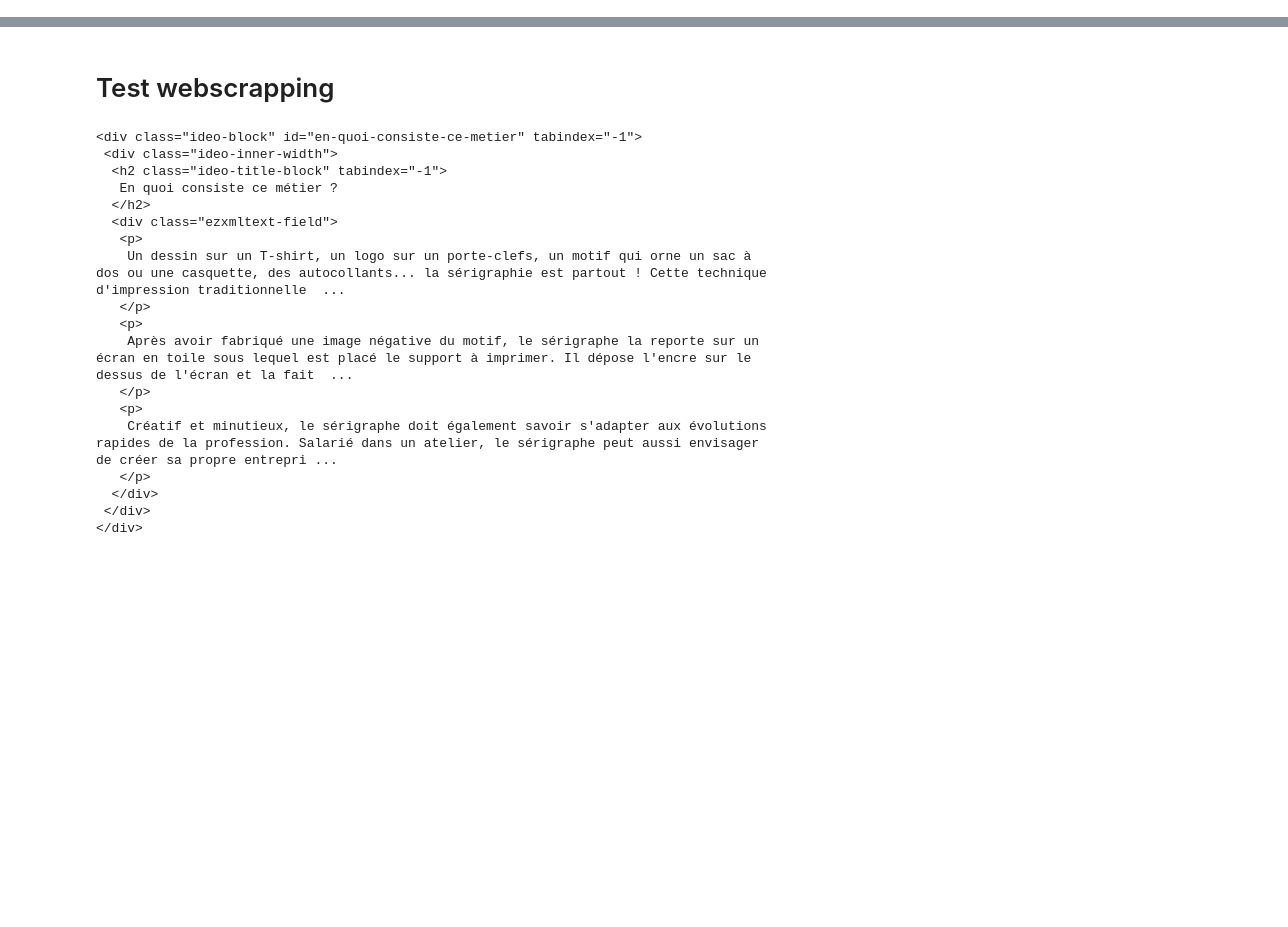
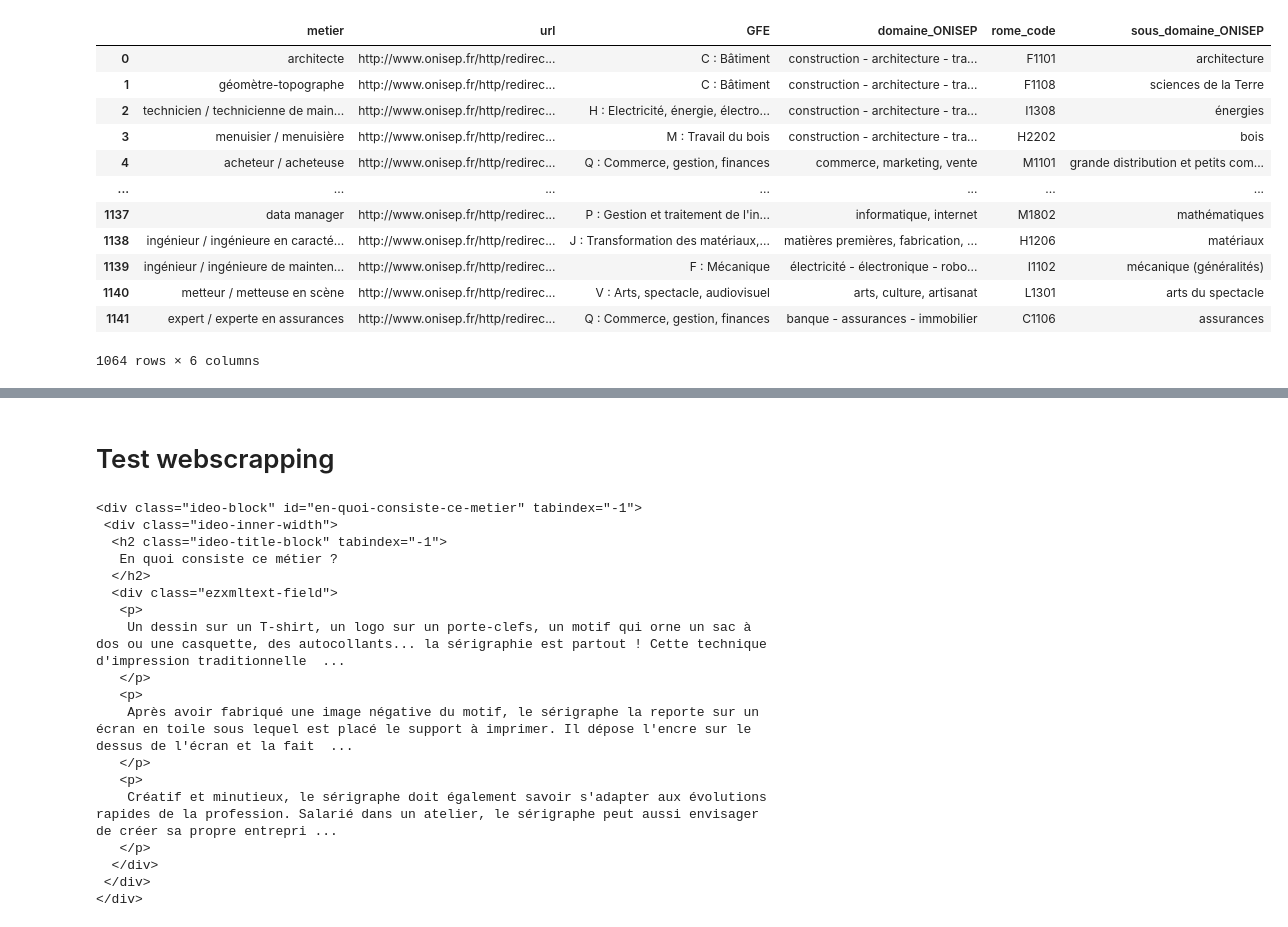
Before and after one commit to ARKEnsae/JobDomainPrediction_NLP, a Jupyter notebook: Prévision_catégorie_métier_ROME.ipynb, the cells around one changed output, grey strips where cells are left out. Cells and saved outputs as stored; diff of their text form; code cells hidden in the pictures; blank space fills up the shorter version.

```diff
--- a/Prévision_catégorie_métier_ROME.ipynb
+++ b/Prévision_catégorie_métier_ROME.ipynb
@@ -11,0 +46,25 @@ Liens entre ROME et autres bases (type PCS) : https://www.pole-emploi.org/openda
+# %%
+onisep_table = pd.read_csv("onisep.csv",sep=";")
+onisep_table = onisep_table.dropna(subset=['code ROME', 'lien site onisep.fr'])
+onisep_table = onisep_table[["libellé métier", "lien site onisep.fr", "GFE", "domaine/sous-domaine ONISEP","code ROME"]]
+onisep_table = onisep_table.rename(columns={"libellé métier": "metier",
+                                            "lien site onisep.fr": "url",
+                                            "domaine/sous-domaine ONISEP": "domaine_ONISEP",
+                                            "code ROME": "rome_code"})
+onisep_table["sous_domaine_ONISEP"] = onisep_table["domaine_ONISEP"].apply(lambda x: re.sub(".*/","",x))
+onisep_table["domaine_ONISEP"] = onisep_table["domaine_ONISEP"].apply(lambda x: re.sub("/.*","",x))
+onisep_table
+# %% [output]
+|  | metier | url | GFE | domaine_ONISEP | rome_code | sous_domaine_ONISEP |
+| 0 | architecte | http://www.onisep.fr/http/redirec... | C : Bâtiment | construction - architecture - tra... | F1101 | architecture |
+| 1 | géomètre-topographe | http://www.onisep.fr/http/redirec... | C : Bâtiment | construction - architecture - tra... | F1108 | sciences de la Terre |
+| 2 | technicien / technicienne de main... | http://www.onisep.fr/http/redirec... | H : Electricité, énergie, électro... | construction - architecture - tra... | I1308 | énergies |
+| 3 | menuisier / menuisière | http://www.onisep.fr/http/redirec... | M : Travail du bois | construction - architecture - tra... | H2202 | bois |
+| 4 | acheteur / acheteuse | http://www.onisep.fr/http/redirec... | Q : Commerce, gestion, finances | commerce, marketing, vente | M1101 | grande distribution et petits com... |
+| ... | ... | ... | ... | ... | ... | ... |
+| 1137 | data manager | http://www.onisep.fr/http/redirec... | P : Gestion et traitement de l'in... | informatique, internet | M1802 | mathématiques |
+| 1138 | ingénieur / ingénieure en caracté... | http://www.onisep.fr/http/redirec... | J : Transformation des matériaux,... | matières premières, fabrication, ... | H1206 | matériaux |
+| 1139 | ingénieur / ingénieure de mainten... | http://www.onisep.fr/http/redirec... | F : Mécanique | électricité - électronique - robo... | I1102 | mécanique (généralités) |
+| 1140 | metteur / metteuse en scène | http://www.onisep.fr/http/redirec... | V : Arts, spectacle, audiovisuel | arts, culture, artisanat | L1301 | arts du spectacle |
+| 1141 | expert / experte en assurances | http://www.onisep.fr/http/redirec... | Q : Commerce, gestion, finances | banque - assurances - immobilier | C1106 | assurances |
+1064 rows × 6 columns
```
Also changed, not shown: parts of 124 cells of this notebook.
